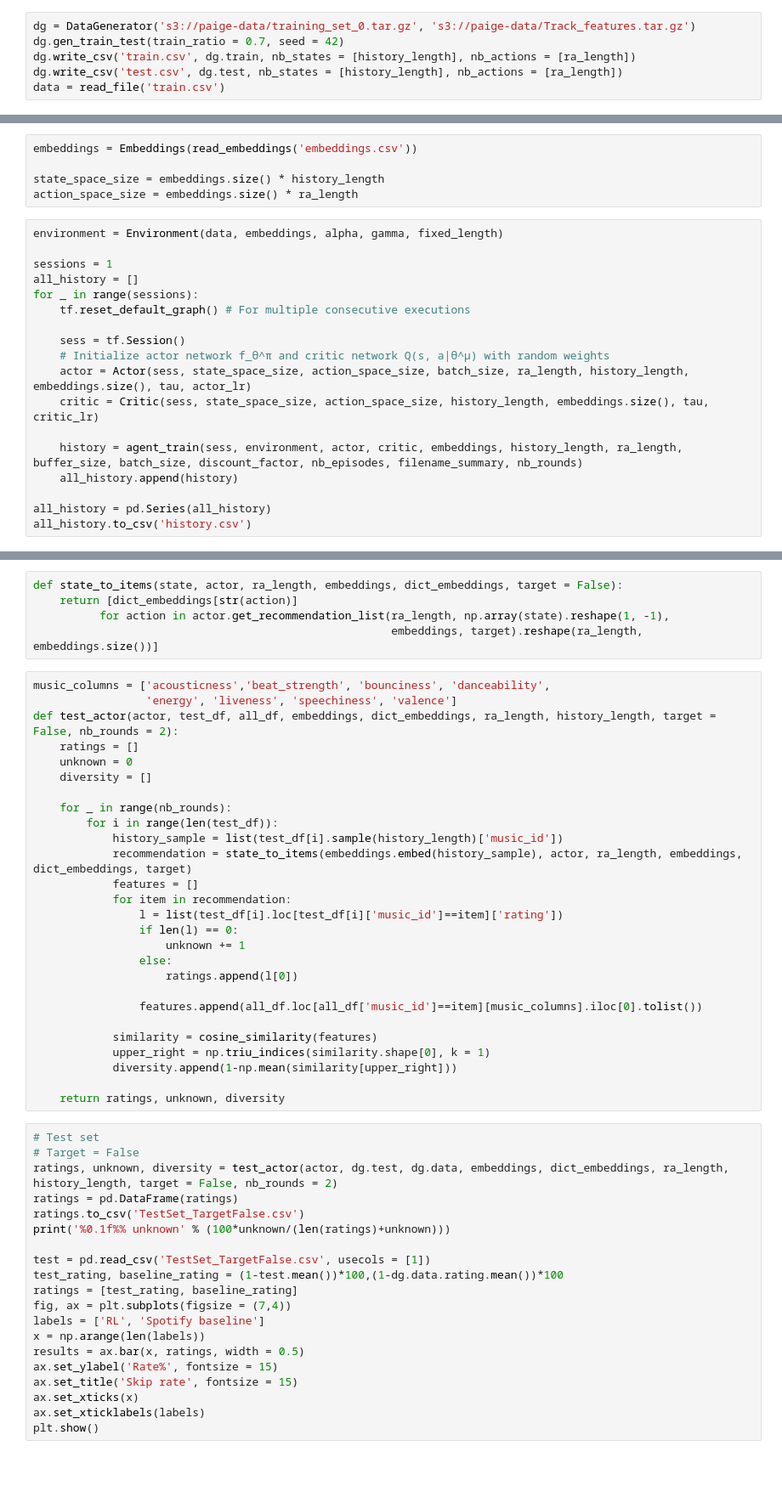
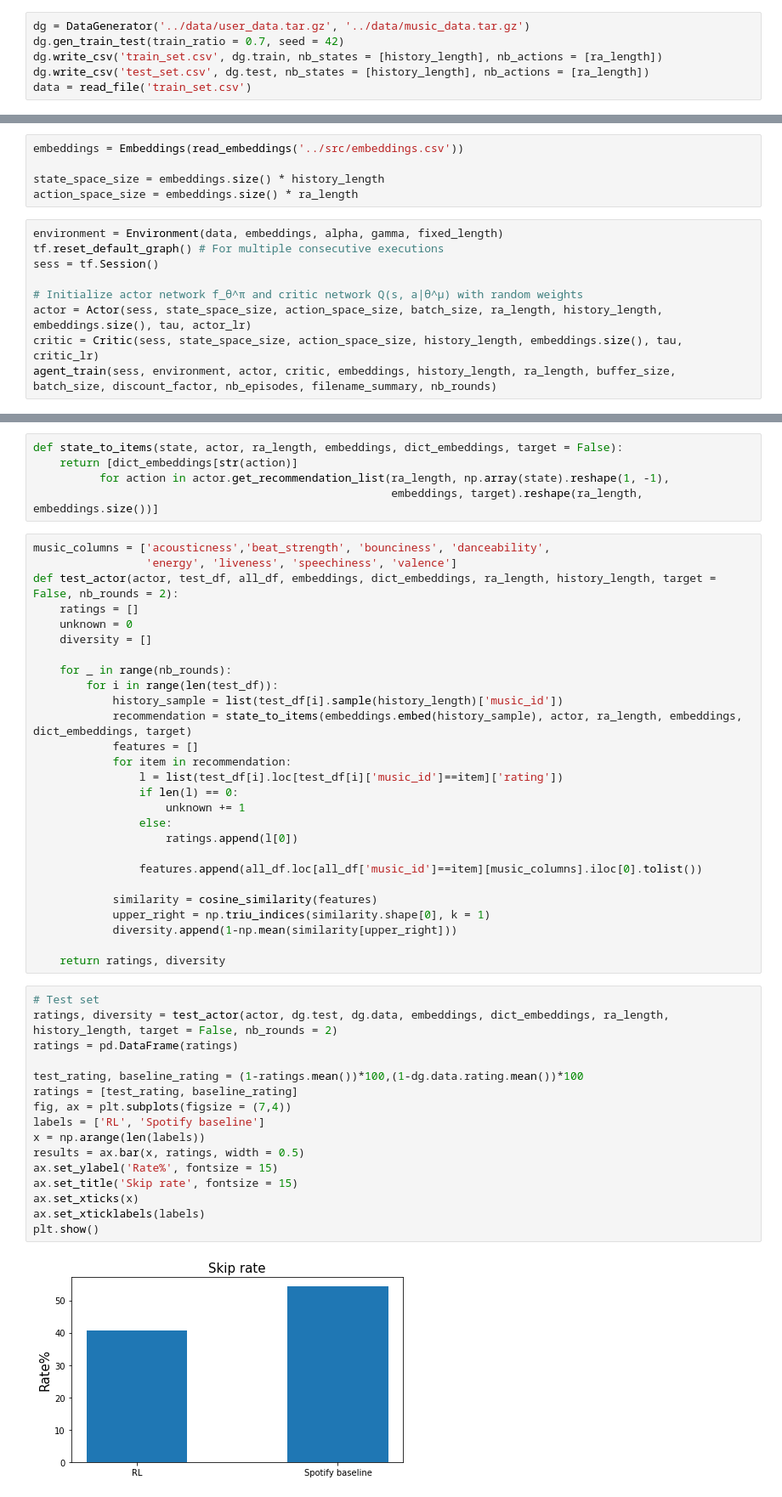
Before and after one commit to paige-chang/Music-Recommendation-System, a Jupyter notebook: notebook/music_recommender.ipynb, the cells around one changed output, grey strips where cells are left out. Shown at 85% size. Cells and saved outputs as stored; diff of their text form; blank space fills up the shorter version.

```diff
--- a/notebook/music_recommender.ipynb
+++ b/notebook/music_recommender.ipynb
@@ -1001,11 +991,11 @@ gamma = 0.9
 buffer_size = 10000 # Size of replay memory D
 fixed_length = True # Fixed memory length
 # %%
-dg = DataGenerator('s3://paige-data/training_set_0.tar.gz', 's3://paige-data/Track_features.tar.gz')
+dg = DataGenerator('../data/user_data.tar.gz', '../data/music_data.tar.gz')
 dg.gen_train_test(train_ratio = 0.7, seed = 42)
-dg.write_csv('train.csv', dg.train, nb_states = [history_length], nb_actions = [ra_length])
-dg.write_csv('test.csv', dg.test, nb_states = [history_length], nb_actions = [ra_length])
-data = read_file('train.csv')
+dg.write_csv('train_set.csv', dg.train, nb_states = [history_length], nb_actions = [ra_length])
+dg.write_csv('test_set.csv', dg.test, nb_states = [history_length], nb_actions = [ra_length])
+data = read_file('train_set.csv')
 # %%
 if False: # Generate embeddings
     eg = EmbeddingsGenerator(dg.user_train, dg.data)
@@ -1014,23 +1004,14 @@ if False: # Generate embeddings
 # %%
-embeddings = Embeddings(read_embeddings('embeddings.csv'))
+embeddings = Embeddings(read_embeddings('../src/embeddings.csv'))
 
 state_space_size = embeddings.size() * history_length
 action_space_size = embeddings.size() * ra_length
 # %%
 environment = Environment(data, embeddings, alpha, gamma, fixed_length)
+tf.reset_default_graph() # For multiple consecutive executions
+sess = tf.Session()
 
-sessions = 1
-all_history = []
-for _ in range(sessions):
-    tf.reset_default_graph() # For multiple consecutive executions
-
-    sess = tf.Session()
-    # Initialize actor network f_θ^π and critic network Q(s, a|θ^µ) with random weights
-    actor = Actor(sess, state_space_size, action_space_size, batch_size, ra_length, history_length, embeddings.size(), tau, actor_lr)
-    critic = Critic(sess, state_space_size, action_space_size, history_length, embeddings.size(), tau, critic_lr)
-
-    history = agent_train(sess, environment, actor, critic, embeddings, history_length, ra_length, buffer_size, batch_size, discount_factor, nb_episodes, filename_summary, nb_rounds)
-    all_history.append(history)
-
-all_history = pd.Series(all_history)
-all_history.to_csv('history.csv')
+# Initialize actor network f_θ^π and critic network Q(s, a|θ^µ) with random weights
+actor = Actor(sess, state_space_size, action_space_size, batch_size, ra_length, history_length, embeddings.size(), tau, actor_lr)
+critic = Critic(sess, state_space_size, action_space_size, history_length, embeddings.size(), tau, critic_lr)
+agent_train(sess, environment, actor, critic, embeddings, history_length, ra_length, buffer_size, batch_size, discount_factor, nb_episodes, filename_summary, nb_rounds)
@@ -1071,24 +1058,22 @@ def test_actor(actor, test_df, all_df, embeddings, dict_embeddings, ra_length, h
             upper_right = np.triu_indices(similarity.shape[0], k = 1)
             diversity.append(1-np.mean(similarity[upper_right]))
 
-    return ratings, unknown, diversity
+    return ratings, diversity
 # %%
 # Test set
-# Target = False
-ratings, unknown, diversity = test_actor(actor, dg.test, dg.data, embeddings, dict_embeddings, ra_length, history_length, target = False, nb_rounds = 2)
+ratings, diversity = test_actor(actor, dg.test, dg.data, embeddings, dict_embeddings, ra_length, history_length, target = False, nb_rounds = 2)
 ratings = pd.DataFrame(ratings)
-ratings.to_csv('TestSet_TargetFalse.csv')
-print('%0.1f%% unknown' % (100*unknown/(len(ratings)+unknown)))
 
-test = pd.read_csv('TestSet_TargetFalse.csv', usecols = [1])
-test_rating, baseline_rating = (1-test.mean())*100,(1-dg.data.rating.mean())*100
+test_rating, baseline_rating = (1-ratings.mean())*100,(1-dg.data.rating.mean())*100
 ratings = [test_rating, baseline_rating]
 fig, ax = plt.subplots(figsize = (7,4))
 labels = ['RL', 'Spotify baseline']
 x = np.arange(len(labels))
 results = ax.bar(x, ratings, width = 0.5)
 ax.set_ylabel('Rate%', fontsize = 15)
 ax.set_title('Skip rate', fontsize = 15)
 ax.set_xticks(x)
 ax.set_xticklabels(labels)
 plt.show()
+# %% [output]
+[figure, added]
```
Also changed, not shown: parts of 6 cells of this notebook, 5 other files.
